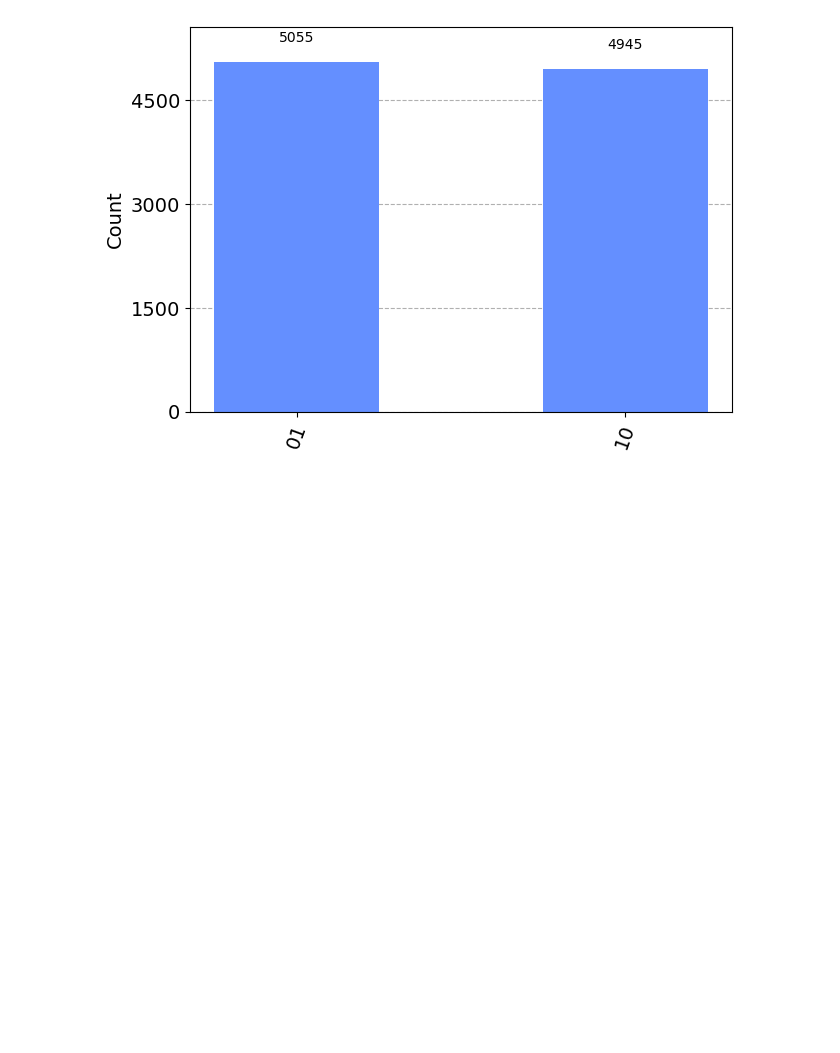
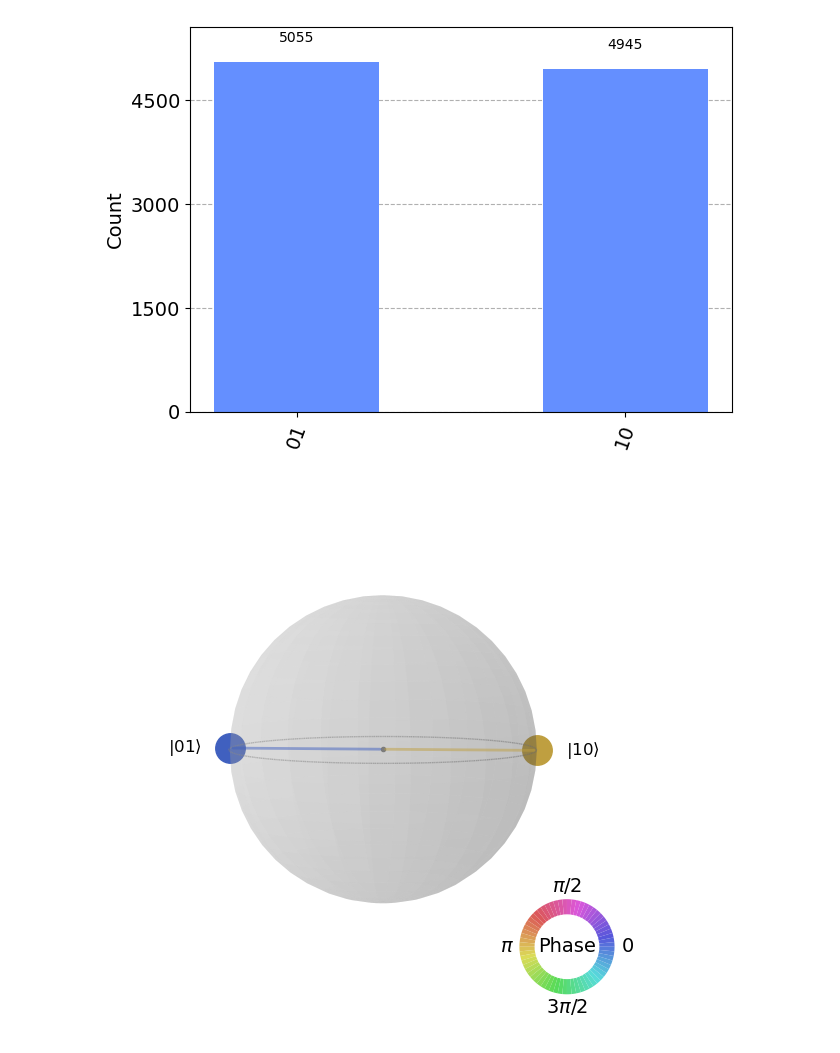
Before and after one commit to VRGQuantumTech/learning_qiskit, a Jupyter notebook: Bell_States.ipynb, the cells around one changed output. Saved outputs shown, nothing was run; the diff lists cells and outputs as text; code cells hidden in the pictures; blank space fills up the shorter version.

```diff
--- a/Bell_States.ipynb
+++ b/Bell_States.ipynb
@@ -182,3 +182,7 @@ plot_state_hinton(job_density_matrix)
 plot_histogram(job.result().get_counts())
 # %% [output]
 [figure]
+# %%
+plot_state_qsphere(job_density_matrix)
+# %% [output]
+[figure, added]
```
